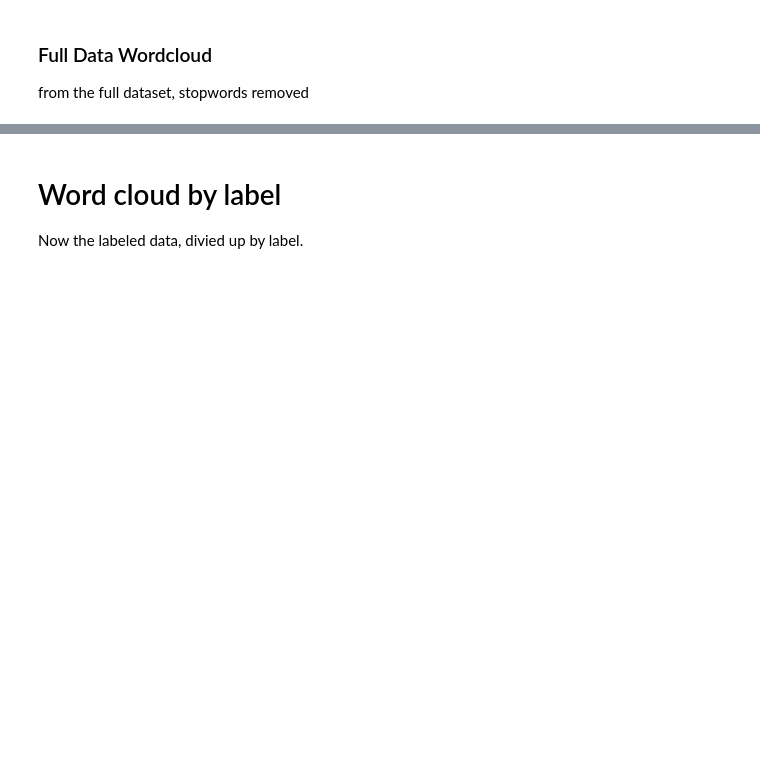
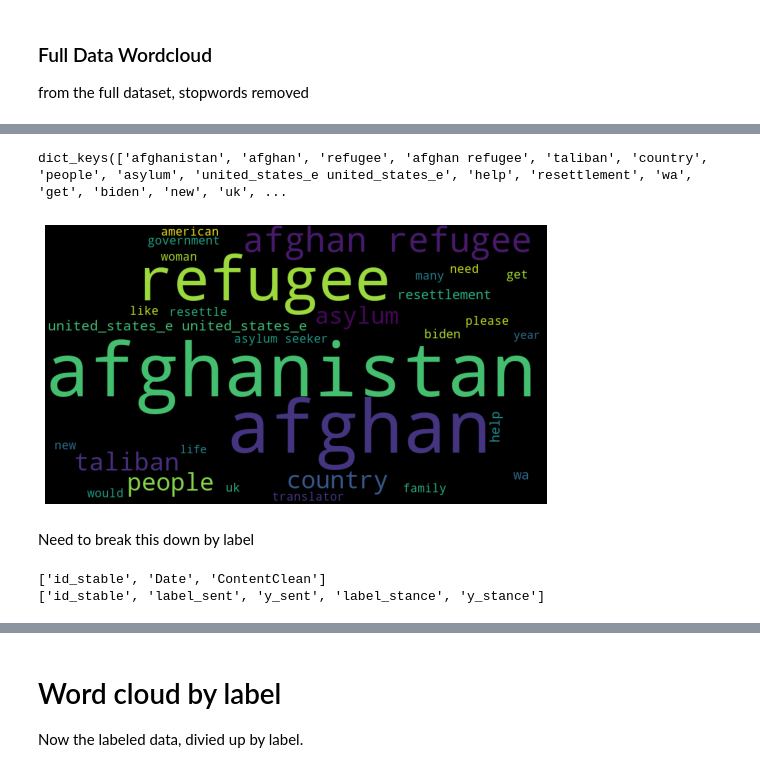
Before and after one commit to loopyQueen/RefugeeSentiment, a Jupyter notebook: vaderMod.ipynb, the cells around one changed output, grey strips where cells are left out. Saved outputs shown, nothing was run; the diff lists cells and outputs as text; code cells hidden in the pictures; blank space fills up the shorter version.

```diff
--- a/vaderMod.ipynb
+++ b/vaderMod.ipynb
@@ -136,6 +296,3 @@ First just all the ContentClean
 # changes to tokenizer and lemmatizer --> UPDATE in aardvark, too.
 w_tokenizer = nltk.tokenize.TweetTokenizer()
 lemmatizer = nltk.stem.WordNetLemmatizer()
-
-#stopwords = list(STOPWORDS) + ["Afghan", "Afghans", "Afghanistan", "refugee", "refugees", "U", "S", "US", "people", "will", "now"]
-stopwords = nltkStop.words('english') + ["Afghan", "Afghans", "Afghanistan", "refugee", "refugees", "U", "S", "US", "people", "will", "now", "UK", "wa", "say", "like", "via"]
@@ -180,0 +302,5 @@ lem_words = ' '.join(a)
+# %%
+# Establish the initial set of stopwords as a set that can be modified later
+nltk.download('stopwords')
+from nltk.corpus import stopwords
+stopwords = set(stopwords.words())
@@ -181,8 +311,26 @@ lem_words = ' '.join(a)
+# %%
+train_words = ' '.join(unbal_x_train["ContentClean"])
+a = aa.lemmatize_text(train_words)  # to change the tokenizer and lemmatizer from nltk, change in aardvark
+lem_words = ' '.join(a)
 # %%
-# CITE: https://amueller.github.io/word_cloud/generated/wordcloud.WordCloud.html
 wc = WordCloud(stopwords=stopwords, width=900, height=500, max_words=30).generate(lem_words)
 all_wc = wc.words_  # dictionary of the words used to make the cloud
-plt.figure(figsize=(10,8))
+
+print(all_wc.keys())
+#print(WordCloud().process_text(lem_words))
+
+plt.figure(figsize=(8,6))
 plt.imshow(wc)
 plt.axis("off")
 plt.show()
+# %% [output]
+dict_keys(['afghanistan', 'afghan', 'refugee', 'afghan refugee', 'taliban', 'country', 'people', 'asylum', 'united_states_e united_states_e', 'help', 'resettlement', 'wa', 'get', 'biden', 'new', 'uk', ...
+[figure, added]
+# %% [markdown]
+Need to break this down by label
+# %%
+print(list(unbal_x_train.columns))
+print(list(unbal_y_train.columns))
+# %% [output]
+['id_stable', 'Date', 'ContentClean']
+['id_stable', 'label_sent', 'y_sent', 'label_stance', 'y_stance']
```
Also changed, not shown: parts of 38 cells of this notebook, 6 other files.
